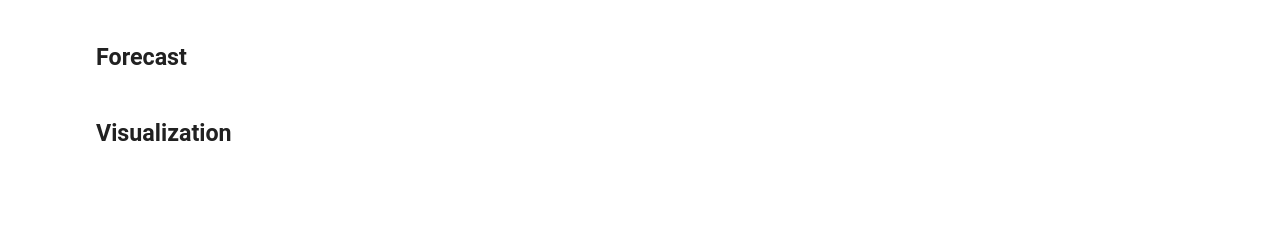
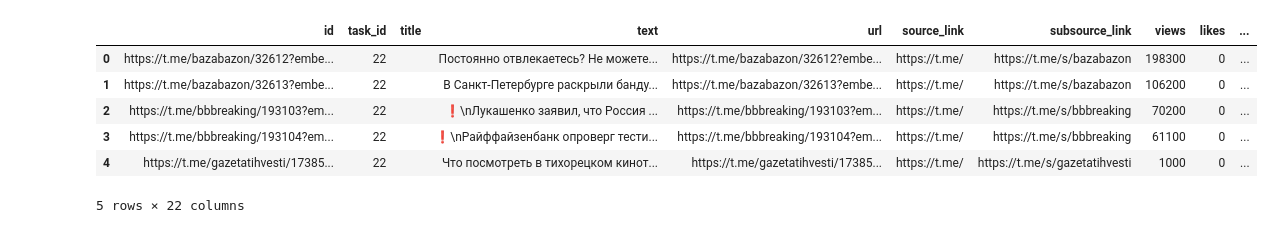
Before and after one commit to gwkeo/diploma, a Jupyter notebook: main.ipynb, the cells around one changed output. Cells and saved outputs as stored; diff of their text form; code cells hidden in the pictures; blank space fills up the shorter version.

```diff
--- a/main.ipynb
+++ b/main.ipynb
@@ -392,2 +0,0 @@ print_named_events(events_named)
-# %% [markdown]
-## Forecast
@@ -539,2 +0,0 @@ for pattern in forecast_metrics["pattern"].unique():
-# %% [markdown]
-## Visualization
@@ -802,0 +1,22 @@ figs = run_visualization(
+# %%
+import pandas as pd
+import numpy as np
+import os
+
+PATH = "./posts.json"
+ORIGIN = "ScoutieAutoML/russian-news-telegram-dataset"
+if not (os.path.exists):
+    df = pd.read_json("hf://datasets/ScoutieAutoML/russian-news-telegram-dataset/scoutieRussianNewsTelegramDataset.json", lines=True)
+    df.to_json()
+else:
+    df = pd.read_json(PATH)
+
+df.head()
+# %% [output]
+|  | id | task_id | title | text | url | source_link | subsource_link | views | likes | ... |
+| 0 | https://t.me/bazabazon/32612?embe... | 22 |  | Постоянно отвлекаетесь? Не можете... | https://t.me/bazabazon/32612?embe... | https://t.me/ | https://t.me/s/bazabazon | 198300 | 0 | ... |
+| 1 | https://t.me/bazabazon/32613?embe... | 22 |  | В Санкт-Петербурге раскрыли банду... | https://t.me/bazabazon/32613?embe... | https://t.me/ | https://t.me/s/bazabazon | 106200 | 0 | ... |
+| 2 | https://t.me/bbbreaking/193103?em... | 22 |  | ❗️\nЛукашенко заявил, что Россия ... | https://t.me/bbbreaking/193103?em... | https://t.me/ | https://t.me/s/bbbreaking | 70200 | 0 | ... |
+| 3 | https://t.me/bbbreaking/193104?em... | 22 |  | ❗️\nРайффайзенбанк опроверг тести... | https://t.me/bbbreaking/193104?em... | https://t.me/ | https://t.me/s/bbbreaking | 61100 | 0 | ... |
+| 4 | https://t.me/gazetatihvesti/17385... | 22 |  | Что посмотреть в тихорецком кинот... | https://t.me/gazetatihvesti/17385... | https://t.me/ | https://t.me/s/gazetatihvesti | 1000 | 0 | ... |
+5 rows × 22 columns
```
Also changed, not shown: parts of 29 cells of this notebook.
